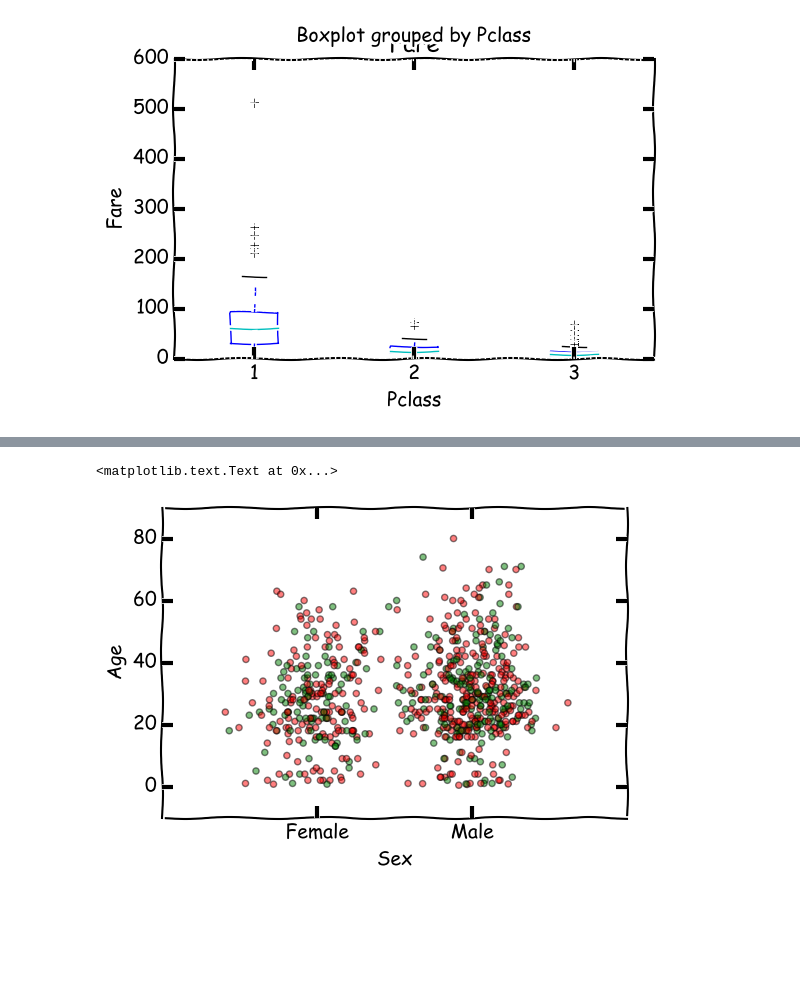
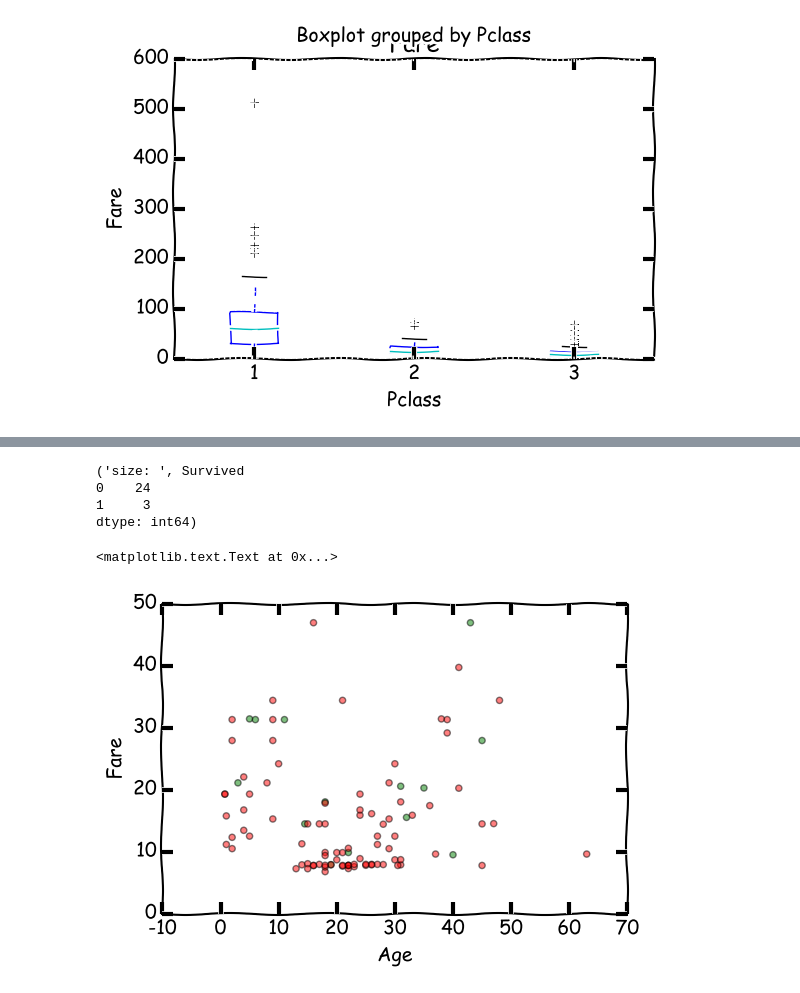
Before and after one commit to ivandir/GuildDemos, a Jupyter notebook: titanic.ipynb, the cells around one changed output, grey strips where cells are left out. Drawn from its saved outputs; the diff is of its cells as text; code cells hidden in the pictures; blank space fills up the shorter version.

```diff
--- a/titanic.ipynb
+++ b/titanic.ipynb
@@ -124,15 +124,26 @@ plt.yticks([1, 2, 3], ['1', '2', '3']);
-# %%
-
-
-log_fare = numpy.log(df_with_encodings['Fare'])
-plt.scatter(jittered(df_with_encodings['SexEncoded']),
-            df_with_encodings['Age'],
-            c=['green' if s == 1 else 'red' for s in df_with_encodings['Survived']],
-           alpha=0.5)
-
-plt.xlabel('Sex')
-plt.xticks([0.0, 1.0], ['Female', 'Male'])
-plt.ylabel('Age')
-# %% [output]
-<matplotlib.text.Text at 0x...>
-[figure, removed]
+# %%
+log_fare = numpy.log(df_with_encodings['Fare'])
+just_men = df_with_encodings[df.Sex == 'male']
+just_women = df_with_encodings[df_with_encodings.Sex == 'female']
+third_class_women = df_with_encodings[(df_with_encodings.Pclass>=3.0) & (df_with_encodings.Sex == 'female')]
+third_class_women_low_fare = df_with_encodings[(df_with_encodings.Pclass>=3.0) &
+                                               (df_with_encodings.Sex == 'female') &
+                                               (df_with_encodings.Fare <= 23.35)]
+third_class_women_high_fare = df_with_encodings[(df_with_encodings.Pclass>=3.0) &
+                                               (df_with_encodings.Sex == 'female') &
+                                               (df_with_encodings.Fare > 23.35)]
+print('size: ', third_class_women_high_fare.groupby('Survived').size())
+plt.scatter(third_class_women.Age,
+            third_class_women.Fare,
+            c=['green' if s == 1 else 'red' for s in just_men.Survived],
+           alpha=0.5)
+
+plt.xlabel('Age')
+plt.ylabel('Fare')
+# %% [output]
+('size: ', Survived
+0    24
+1     3
+dtype: int64)
+<matplotlib.text.Text at 0x...>
+[figure, added]
```
Also changed, not shown: parts of 5 cells of this notebook.
